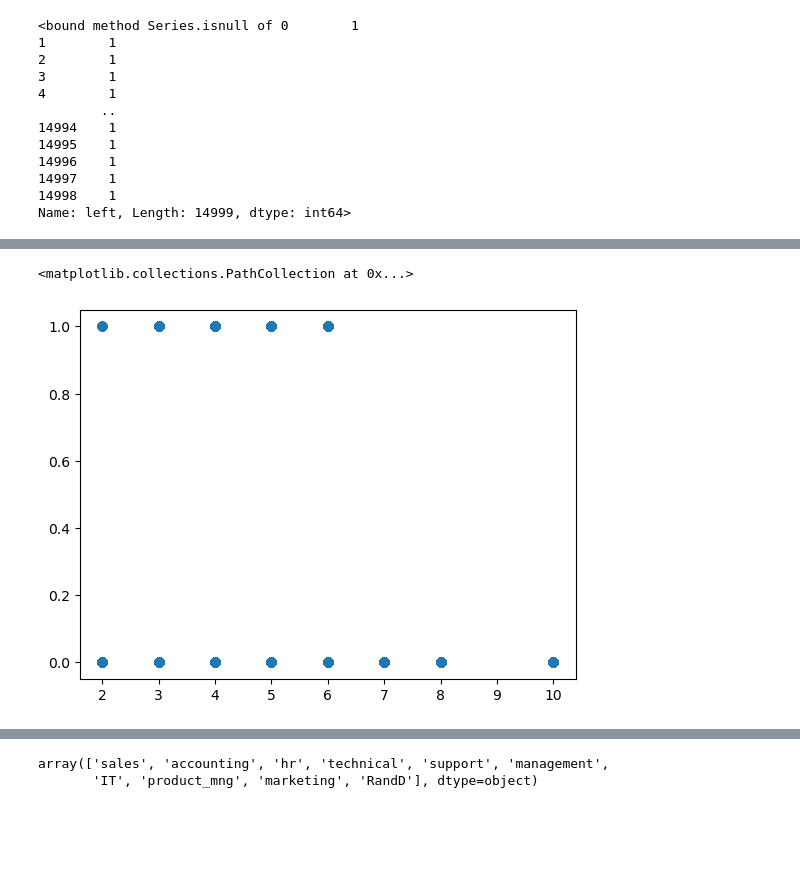
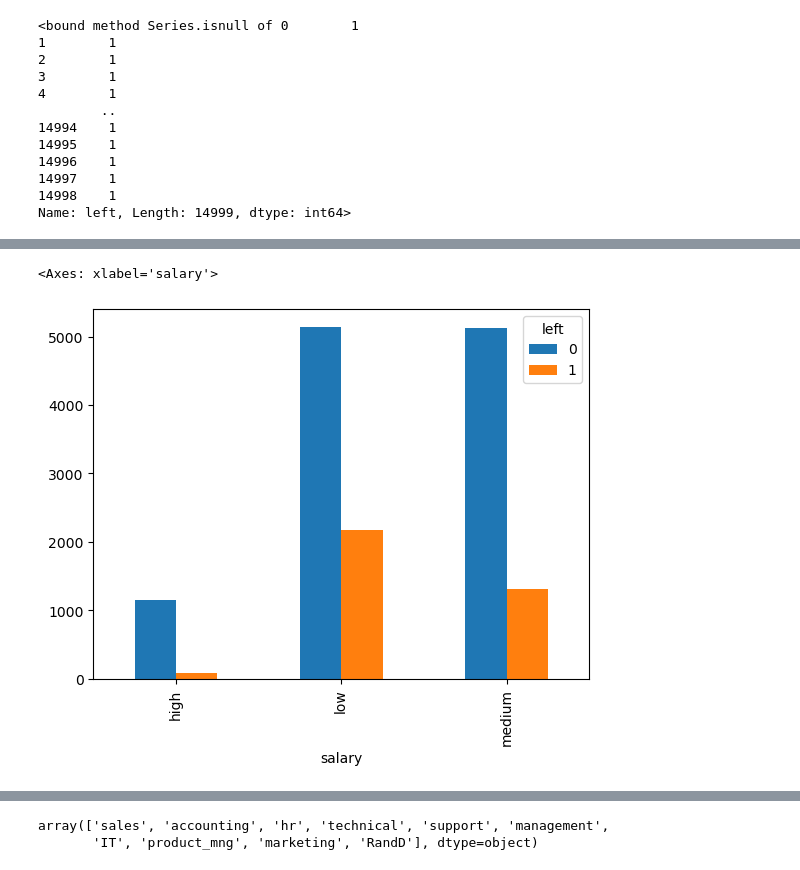
Before and after one commit to kaustubhKolhe99/python, a Jupyter notebook: machine-learning/logistic-regression/HR-dept.ipynb, the cells around one changed output, grey strips where cells are left out. Cells and saved outputs as stored; diff of their text form; code cells hidden in the pictures; blank space fills up the shorter version.

```diff
--- a/machine-learning/logistic-regression/HR-dept.ipynb
+++ b/machine-learning/logistic-regression/HR-dept.ipynb
@@ -51,5 +38,5 @@ plt.scatter(df.average_montly_hours, df.left)
-# %%
-plt.scatter(df.time_spend_company, df.left)
-# %% [output]
-<matplotlib.collections.PathCollection at 0x...>
-[figure, removed]
+# %%
+pd.crosstab(df.salary, df.left).plot(kind='bar')
+# %% [output]
+<Axes: xlabel='salary'>
+[figure, added]
```
Also changed, not shown: parts of 7 cells of this notebook.
